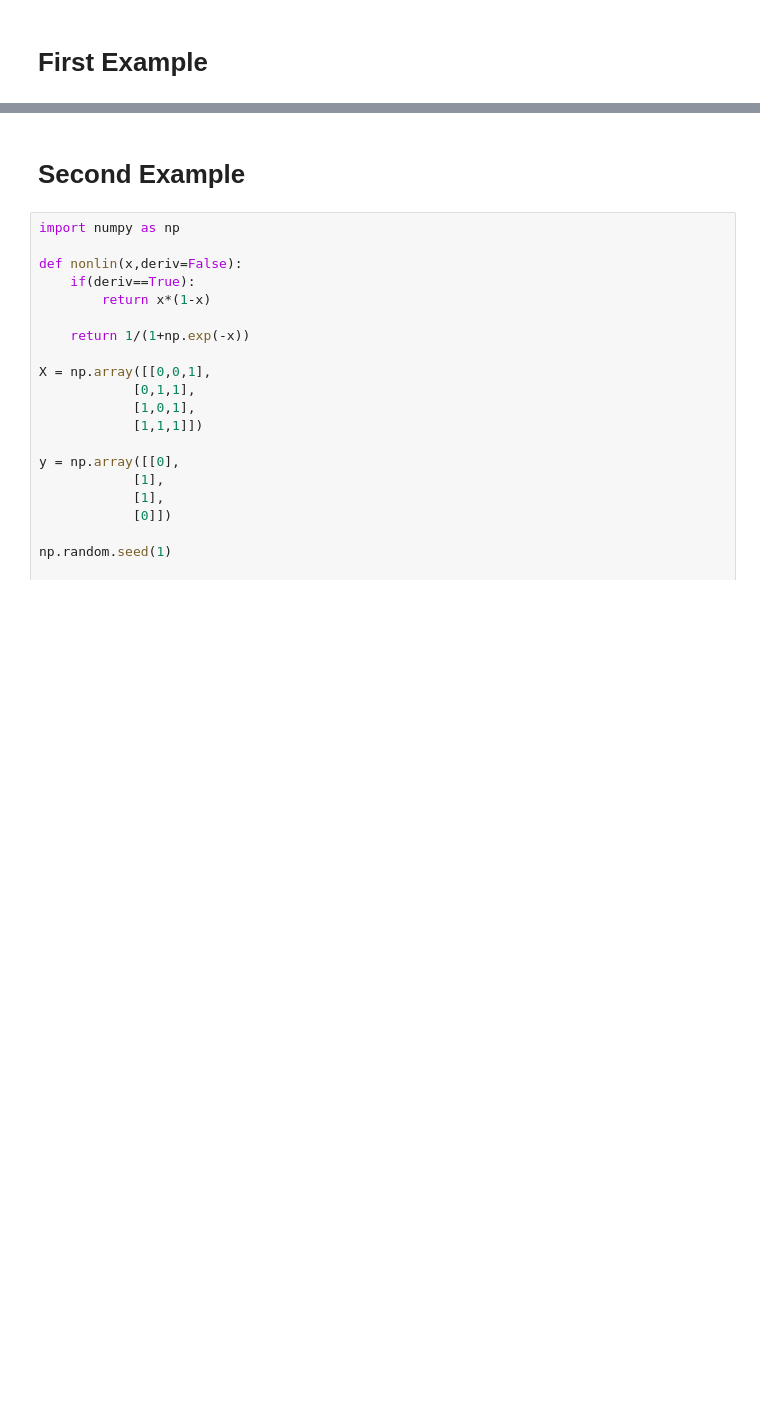
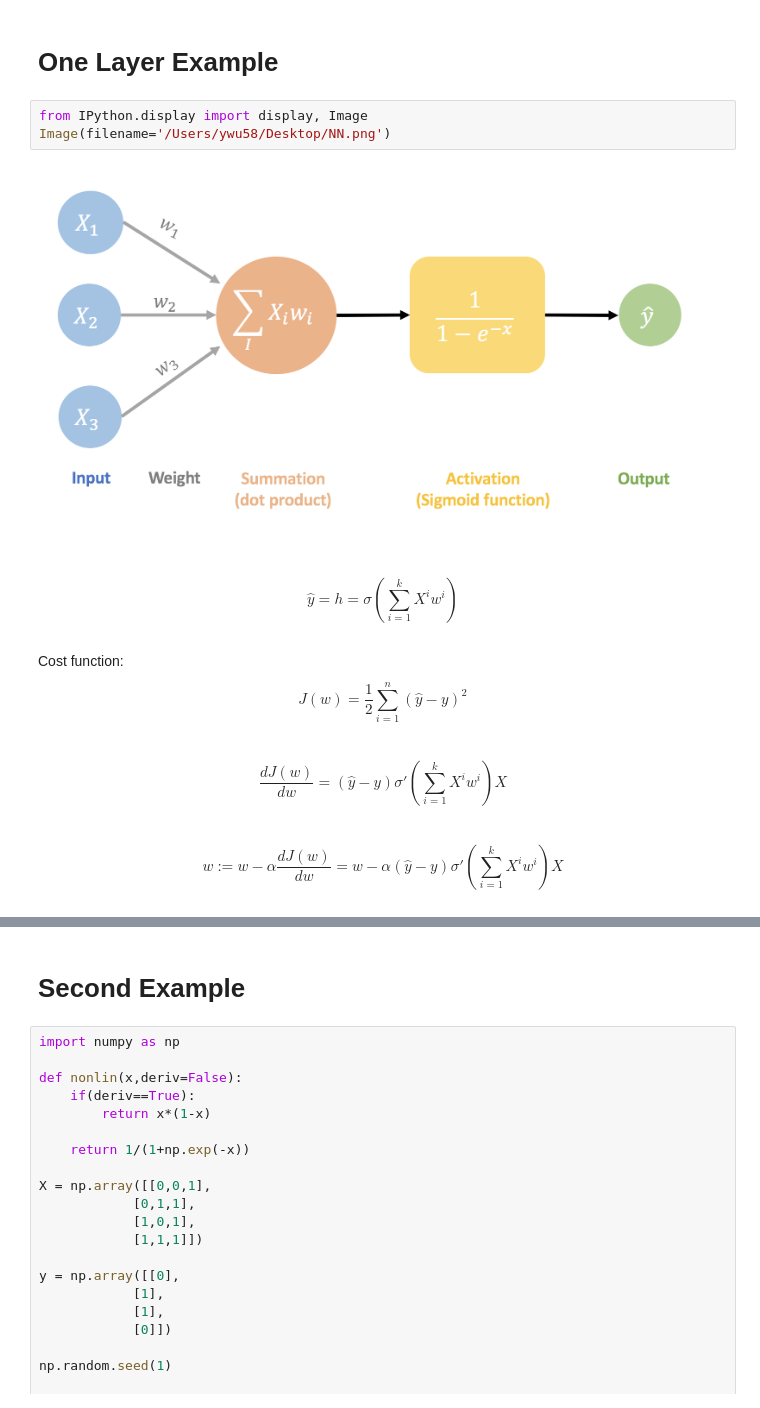
Before and after one commit to KrisWu618/DeepLearning, a Jupyter notebook: Neural Network Example.ipynb, the cells around one changed output, grey strips where cells are left out. Drawn from its saved outputs; the diff is of its cells as text; blank space fills up the shorter version.

```diff
--- a/Neural Network Example.ipynb
+++ b/Neural Network Example.ipynb
@@ -1,5 +1,18 @@
 # %% [markdown]
-# First Example
+# One Layer Example
+# %%
+from IPython.display import display, Image
+Image(filename='/Users/ywu58/Desktop/NN.png')
+# %% [output]
+[figure, added]
+# %% [markdown]
+$$\hat{y} = h = \sigma (\sum_{i=1}^{k} X^{i}w^{i})$$
+# %% [markdown]
+ Cost function: $$ J(w) = \frac{1}{2} \sum_{i=1}^{n} {(\hat{y} - y)}^2  $$
+# %% [markdown]
+$$\frac{dJ(w)}{dw}=(\hat{y} - y) \sigma'(\sum_{i=1}^{k} X^{i}w^{i})X$$
+# %% [markdown]
+$$w := w - \alpha \frac{dJ(w)}{dw} = w - \alpha (\hat{y} - y) \sigma'(\sum_{i=1}^{k} X^{i}w^{i})X$$
 # %%
 import numpy as np
 
```
Also changed, not shown: parts of 1 cell of this notebook, 1 other file.
